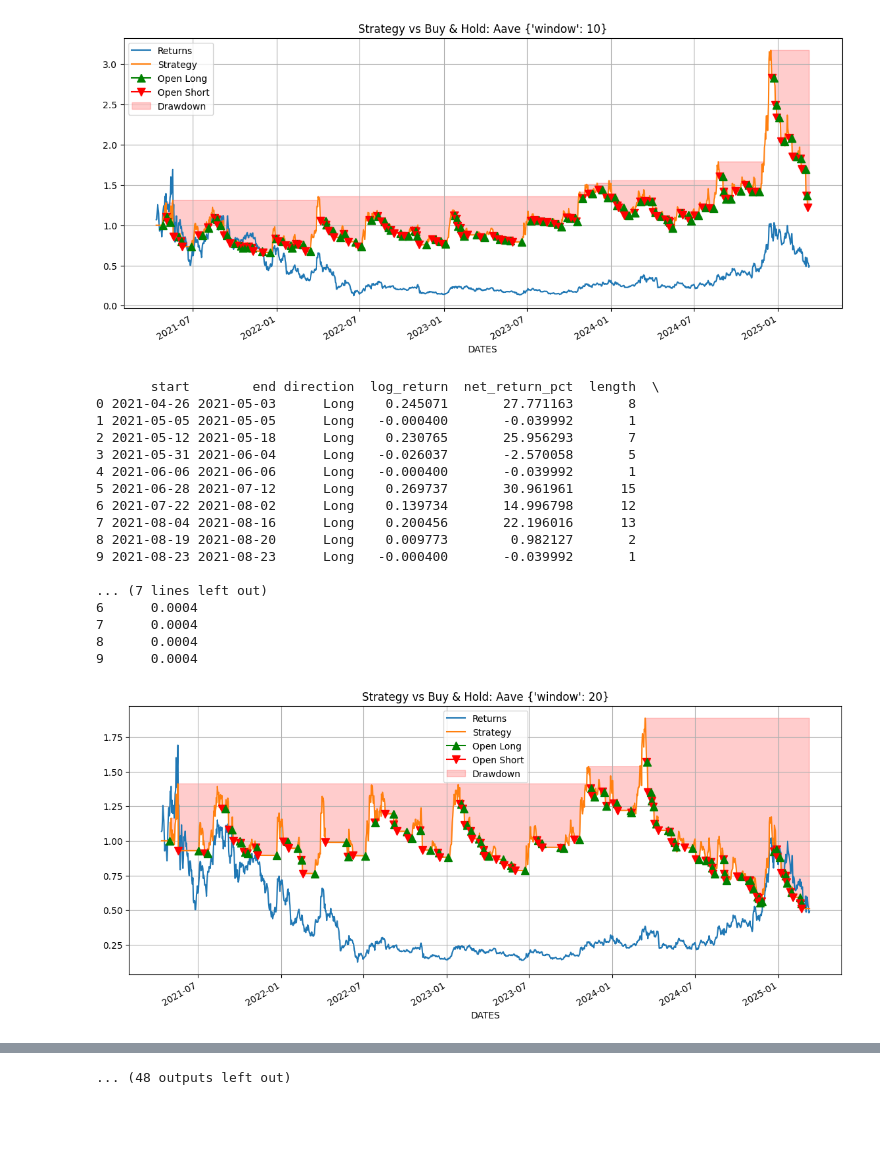
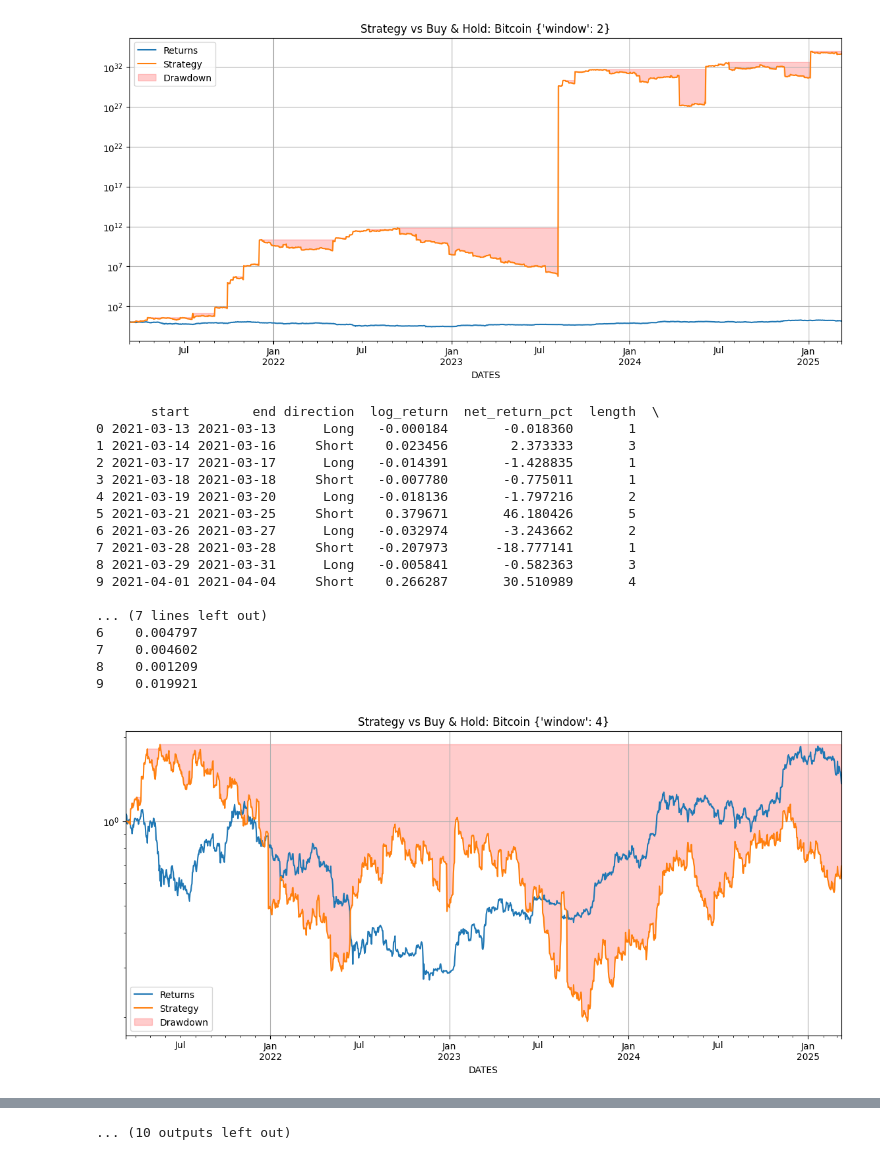
Before and after one commit to ehrJan/Backtester_git, a Jupyter notebook: main_basic.ipynb, the cells around one changed output, grey strips where cells are left out. Drawn from its saved outputs; the diff is of its cells as text; code cells hidden in the pictures; blank space fills up the shorter version.

Commit message:
data adjustments, plotting

```diff
--- a/main_basic.ipynb
+++ b/main_basic.ipynb
@@ -5,12 +5,12 @@ EXCEL_PATH = "/Users/janehrlinspiel/Library/CloudStorage/OneDrive-Persönlich/C
 # %%
 import pandas as pd
 from backtester import Backtester
-from strategies.simple_moving_average_long import TrendFollowingStrategy
+from strategies.simple_moving_average_long import TrendFollowingStrategy,TrendFollowingStrategyVolPossitioning
 from strategies.mean_reversion import MeanReversionStrategy
 
-strategy_class = TrendFollowingStrategy
+strategy_class = TrendFollowingStrategyVolPossitioning
 param_grid = {
-    "window": range(10,301,10),
+    "window": range(2,401,2),
 }
 initial_cash = 10000
 
@@ -18,6 +18,7 @@ initial_cash = 10000
 xls = pd.read_excel(EXCEL_PATH,sheet_name="Cleaned data", parse_dates=["DATES"])
 xls.drop_duplicates(inplace=True)
 xls.set_index("DATES", inplace=True)
+xls = xls[xls.index >= "2021-03-11"]
 
 from itertools import product
 
@@ -31,6 +32,7 @@ results = []
 # %%
 #get columns names in the dataframe
 assets = xls.columns.tolist()
+assets=['Aave', 'Bitcoin','Solana','Ethereum']
 # %%
 #calculate silence for each asset
 # and run backtesting for each combination of parameters
@@ -96,52 +89,52 @@ results_df[results_df["asset"] == 'Aave'].sort_values(by="sharpe", ascending=Fal
 # %%
-assets=['Aave']
+assets=['Bitcoin']
 new_results = []
 for asset in assets:
     df = xls[[asset]]
     for params in get_param_combinations(param_grid):
-        strategy = strategy_class(df.columns[0],**params)
+        strategy = strategy_class(df.columns[0],long_only=False,**params)
 
         bt = Backtester(
             data=df.copy(),
             strategy=strategy,
             initial_cash=initial_cash
         )
         bt.run()
         bt.evaluate(silent=True)
         bt.plot(params=params)
         print(bt.extract_trades(plot_pdf=False).head(10))
 
         result = {
             "asset": asset,
             **params,
             **bt.get_performance_metrics()
         }
 
         new_results.append(result)
 
 # Convert results to DataFrame
 new_results_df = pd.DataFrame(new_results)
 new_results_df.sort_values(by="sharpe", ascending=False, inplace=True)
 new_results_df.reset_index(drop=True, inplace=True)
 print(new_results_df)
 # %% [output]
-[figure, old version]
+[figure, new version]
        start        end direction  log_return  net_return_pct  length  \
-0 2021-04-26 2021-05-03      Long    0.245071       27.771163       8
-1 2021-05-05 2021-05-05      Long   -0.000400       -0.039992       1
-2 2021-05-12 2021-05-18      Long    0.230765       25.956293       7
-3 2021-05-31 2021-06-04      Long   -0.026037       -2.570058       5
-4 2021-06-06 2021-06-06      Long   -0.000400       -0.039992       1
-5 2021-06-28 2021-07-12      Long    0.269737       30.961961      15
-6 2021-07-22 2021-08-02      Long    0.139734       14.996798      12
-7 2021-08-04 2021-08-16      Long    0.200456       22.196016      13
-8 2021-08-19 2021-08-20      Long    0.009773        0.982127       2
-9 2021-08-23 2021-08-23      Long   -0.000400       -0.039992       1
+0 2021-03-13 2021-03-13      Long   -0.000184       -0.018360       1
+1 2021-03-14 2021-03-16     Short    0.023456        2.373333       3
+2 2021-03-17 2021-03-17      Long   -0.014391       -1.428835       1
+3 2021-03-18 2021-03-18     Short   -0.007780       -0.775011       1
+4 2021-03-19 2021-03-20      Long   -0.018136       -1.797216       2
+5 2021-03-21 2021-03-25     Short    0.379671       46.180426       5
+6 2021-03-26 2021-03-27      Long   -0.032974       -3.243662       2
+7 2021-03-28 2021-03-28     Short   -0.207973      -18.777141       1
+8 2021-03-29 2021-03-31      Long   -0.005841       -0.582363       3
+9 2021-04-01 2021-04-04     Short    0.266287       30.510989       4
 
 ... (7 lines left out)
-6      0.0004
-7      0.0004
-8      0.0004
-9      0.0004
+6    0.004797
+7    0.004602
+8    0.001209
+9    0.019921
-[figure, old version]
+[figure, new version]
        start        end direction  log_return  net_return_pct  length  \
@@ -236 +229 @@ print(new_results_df)
-... (48 outputs left out)
+... (10 outputs left out)
```
Also changed, not shown: parts of 5 cells of this notebook, 3 other files.
